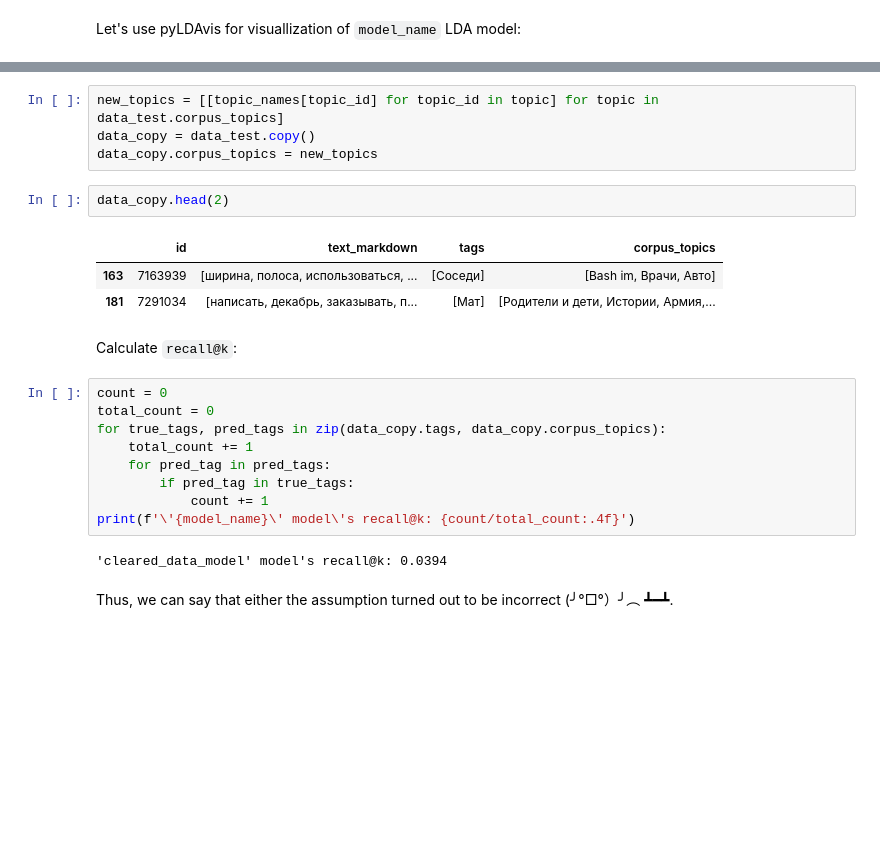
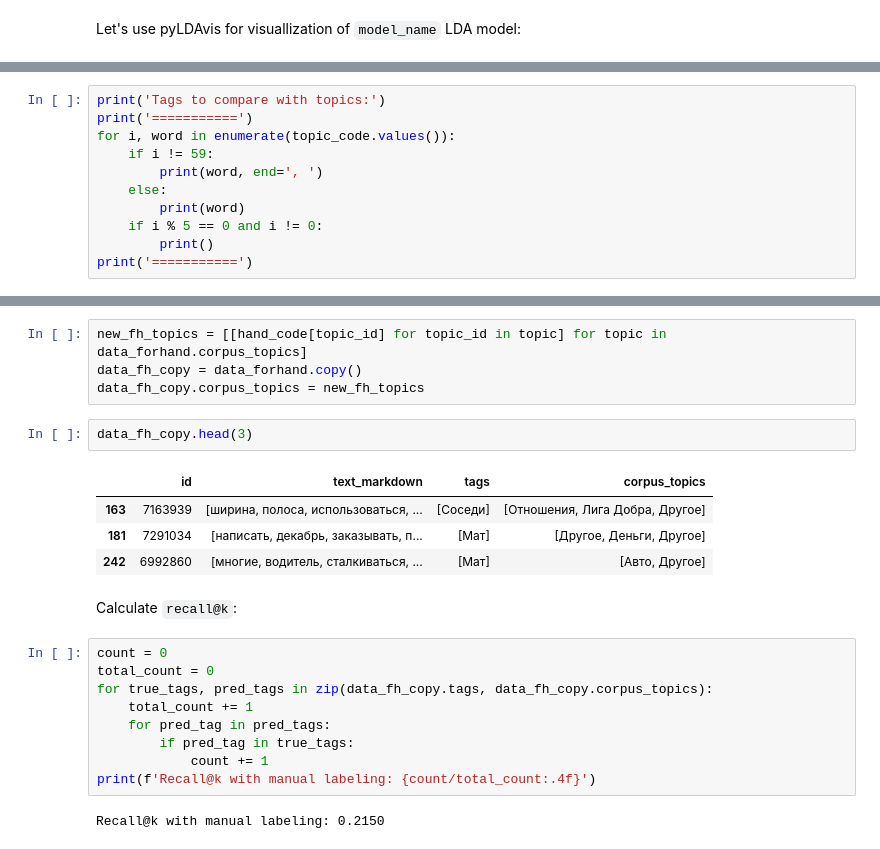
Before and after one commit to zhursvlevy/PostProcessor, a Jupyter notebook: notebooks/topic tagging/3. LDA_topic_classification.ipynb, the cells around one changed output, grey strips where cells are left out. Drawn from its saved outputs; the diff is of its cells as text; blank space fills up the shorter version.

Commit message:
LDA manual labeling and testing

```diff
--- a/notebooks/topic tagging/3. LDA_topic_classification.ipynb
+++ b/notebooks/topic tagging/3. LDA_topic_classification.ipynb
@@ -358,0 +392,11 @@ for topic_id, topic_name in zip(corp.keys(), topics_dict.keys()):
+# %%
+print('Tags to compare with topics:')
+print('===========')
+for i, word in enumerate(topic_code.values()):
+    if i != 59:
+        print(word, end=', ')
+    else:
+        print(word)
+    if i % 5 == 0 and i != 0:
+        print()
+print('===========')
@@ -361,25 +484,24 @@ As the result, we have the following:
 # %%
-new_topics = [[topic_names[topic_id] for topic_id in topic] for topic in data_test.corpus_topics]
-data_copy = data_test.copy()
-data_copy.corpus_topics = new_topics
+new_fh_topics = [[hand_code[topic_id] for topic_id in topic] for topic in data_forhand.corpus_topics]
+data_fh_copy = data_forhand.copy()
+data_fh_copy.corpus_topics = new_fh_topics
-# %%
-data_copy.head(2)
-# %% [output]
-|  | id | text_markdown | tags | corpus_topics |
-| 163 | 7163939 | [ширина, полоса, использоваться, ... | [Соседи] | [Bash im, Врачи, Авто] |
-| 181 | 7291034 | [написать, декабрь, заказывать, п... | [Мат] | [Родители и дети, Истории, Армия,... |
+# %%
+data_fh_copy.head(3)
+# %% [output]
+|  | id | text_markdown | tags | corpus_topics |
+| 163 | 7163939 | [ширина, полоса, использоваться, ... | [Соседи] | [Отношения, Лига Добра, Другое] |
+| 181 | 7291034 | [написать, декабрь, заказывать, п... | [Мат] | [Другое, Деньги, Другое] |
+| 242 | 6992860 | [многие, водитель, сталкиваться, ... | [Мат] | [Авто, Другое] |
 # %% [markdown]
 Calculate `recall@k`:
 # %%
 count = 0
 total_count = 0
-for true_tags, pred_tags in zip(data_copy.tags, data_copy.corpus_topics):
+for true_tags, pred_tags in zip(data_fh_copy.tags, data_fh_copy.corpus_topics):
     total_count += 1
     for pred_tag in pred_tags:
         if pred_tag in true_tags:
             count += 1
-print(f'\'{model_name}\' model\'s recall@k: {count/total_count:.4f}')
+print(f'Recall@k with manual labeling: {count/total_count:.4f}')
 # %% [output]
-'cleared_data_model' model's recall@k: 0.0394
+Recall@k with manual labeling: 0.2150
-# %% [markdown]
-Thus, we can say that either the assumption turned out to be incorrect (╯°□°）╯︵ ┻━┻.
```
Also changed, not shown: parts of 37 cells of this notebook.
